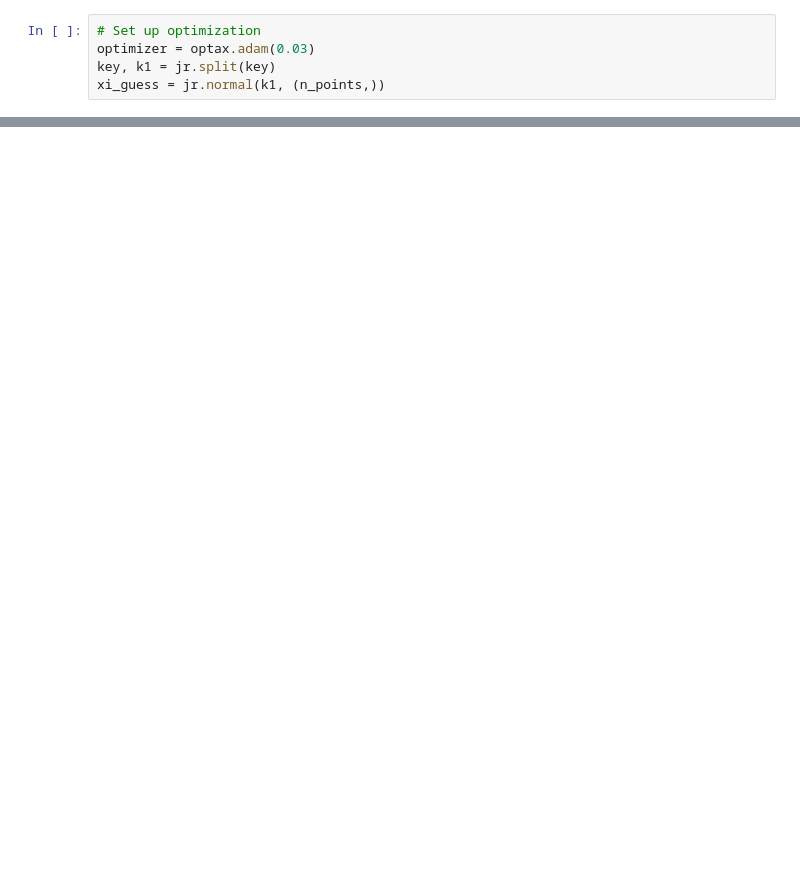
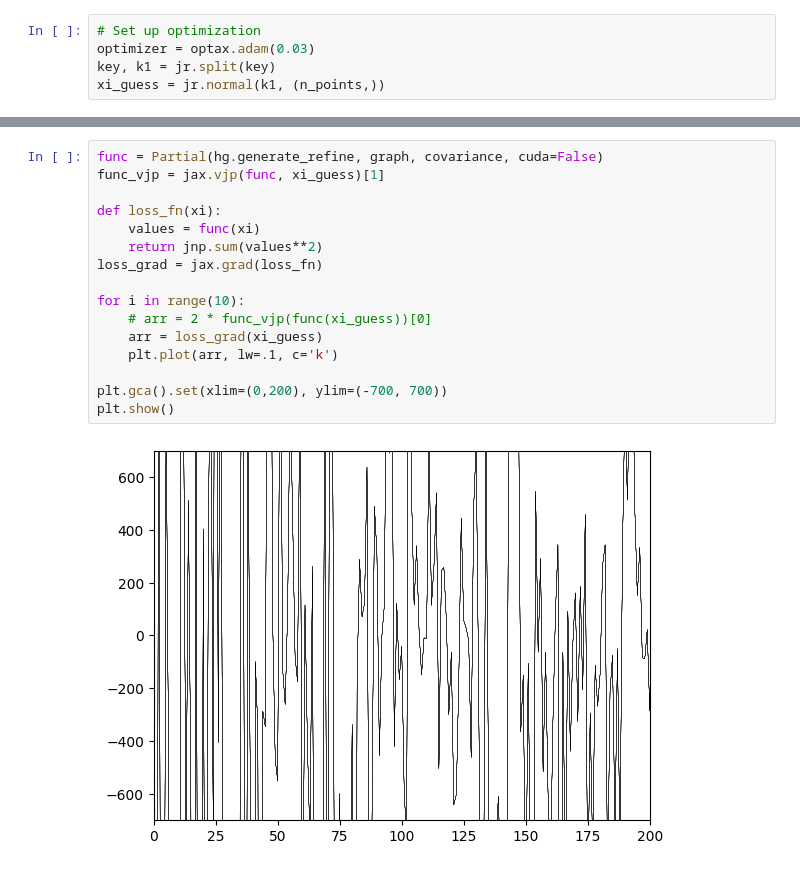
Before and after one commit to stanford-ism/graphgp, a Jupyter notebook: new.ipynb, the cells around one changed output, grey strips where cells are left out. Saved outputs shown, nothing was run; the diff lists cells and outputs as text; blank space fills up the shorter version.

```diff
--- a/new.ipynb
+++ b/new.ipynb
@@ -173,0 +216,18 @@ plt.scatter(xi_true, xi, s=1)
+# %%
+func = Partial(hg.generate_refine, graph, covariance, cuda=False)
+func_vjp = jax.vjp(func, xi_guess)[1]
+
+def loss_fn(xi):
+    values = func(xi)
+    return jnp.sum(values**2)
+loss_grad = jax.grad(loss_fn)
+
+for i in range(10):
+    # arr = 2 * func_vjp(func(xi_guess))[0]
+    arr = loss_grad(xi_guess)
+    plt.plot(arr, lw=.1, c='k')
+
+plt.gca().set(xlim=(0,200), ylim=(-700, 700))
+plt.show()
+# %% [output]
+[figure, added]
```
Also changed, not shown: parts of 26 cells of this notebook, 3 other files.
